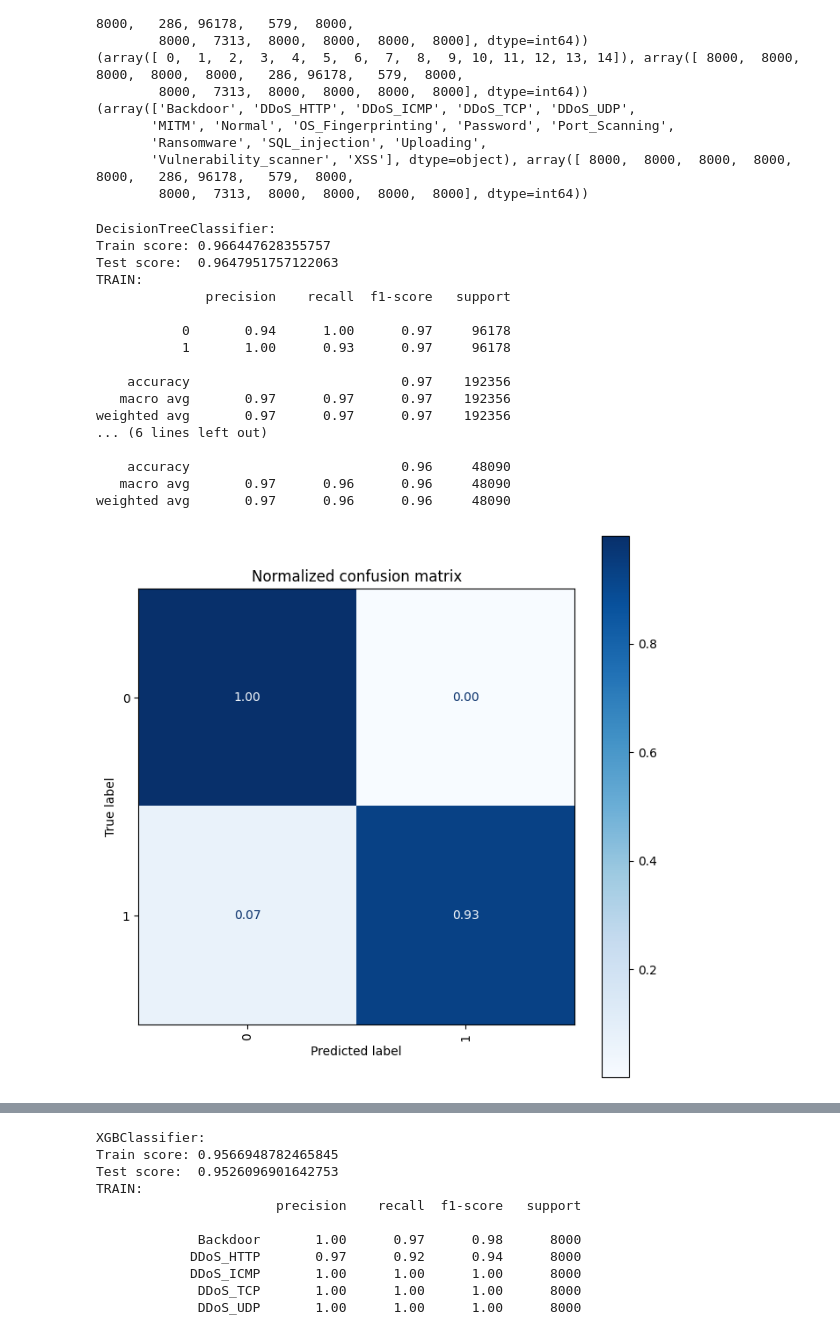
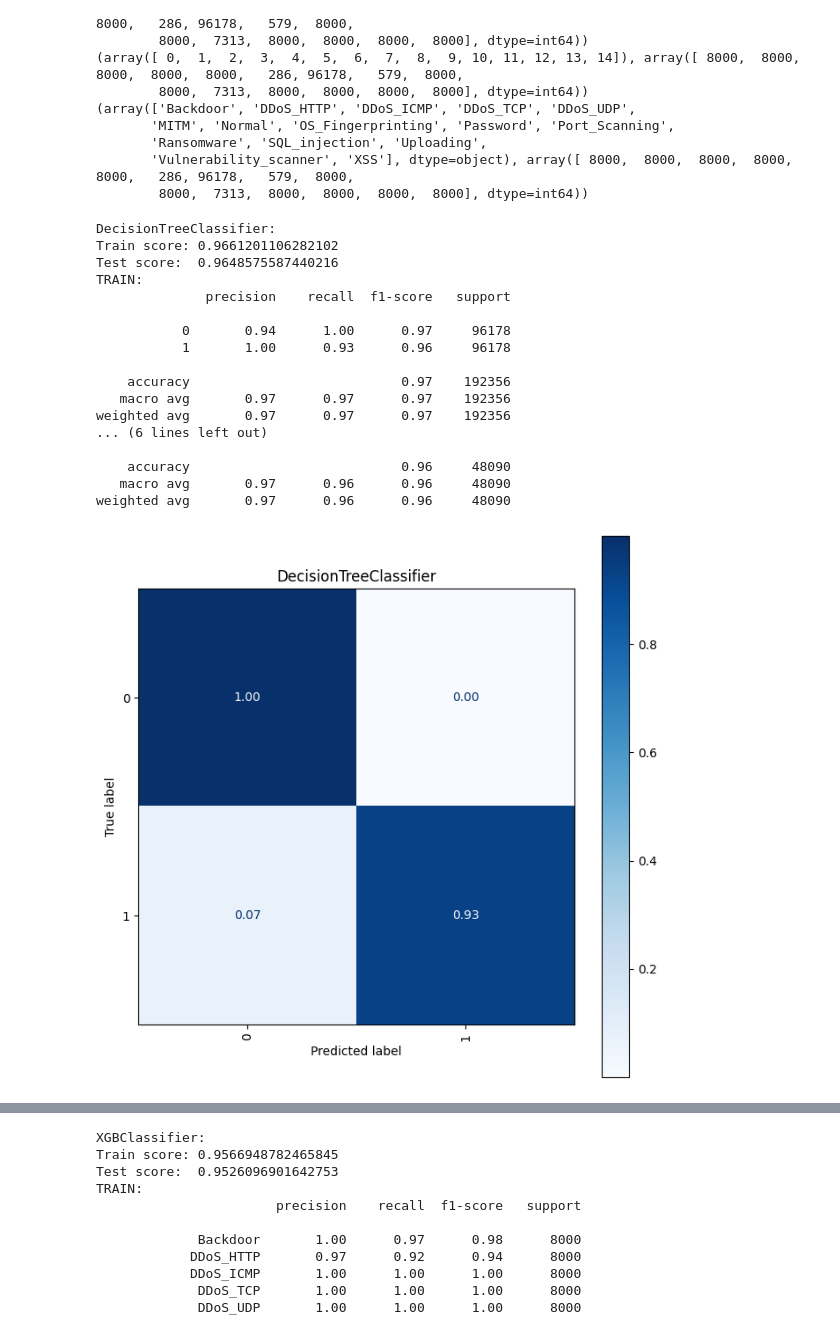
Before and after one commit to pro1710/ids, a Jupyter notebook: ml.ipynb, the cells around one changed output, grey strips where cells are left out. Cells and saved outputs as stored; diff of their text form; code cells hidden in the pictures.

```diff
--- a/ml.ipynb
+++ b/ml.ipynb
@@ -109,31 +156,31 @@ def make_classifier(name, cls):
     print(f'Test score:  {cls.score(X_test, y_test)}')
 
     ids_common.report(y_train, y_train_predict, y_test, y_test_predict, le)
-    ids_common.plot_cm(y_test, y_test_predict, le)
+    ids_common.plot_cm(y_test, y_test_predict, name=cls.__class__.__name__, le=le)
 
     return cls, le
 # %%
 class_2_dt, le_2 = make_classifier(
         '2_class',
         DecisionTreeClassifier(
-                **{'criterion': 'entropy', 'max_depth': 16}, random_state=SEED),
+                **{'criterion': 'entropy', 'max_depth': 8}, random_state=SEED),
 )
 # %% [output]
 DecisionTreeClassifier:
-Train score: 0.966447628355757
-Test score:  0.9647951757122063
+Train score: 0.9661201106282102
+Test score:  0.9648575587440216
 TRAIN:
               precision    recall  f1-score   support
 
            0       0.94      1.00      0.97     96178
-           1       1.00      0.93      0.97     96178
+           1       1.00      0.93      0.96     96178
 
     accuracy                           0.97    192356
    macro avg       0.97      0.97      0.97    192356
 weighted avg       0.97      0.97      0.97    192356
 ... (6 lines left out)
 
     accuracy                           0.96     48090
    macro avg       0.97      0.96      0.96     48090
 weighted avg       0.97      0.96      0.96     48090
-[figure, old version]
+[figure, new version]
```
Also changed, not shown: parts of 9 cells of this notebook, 7 other files.
